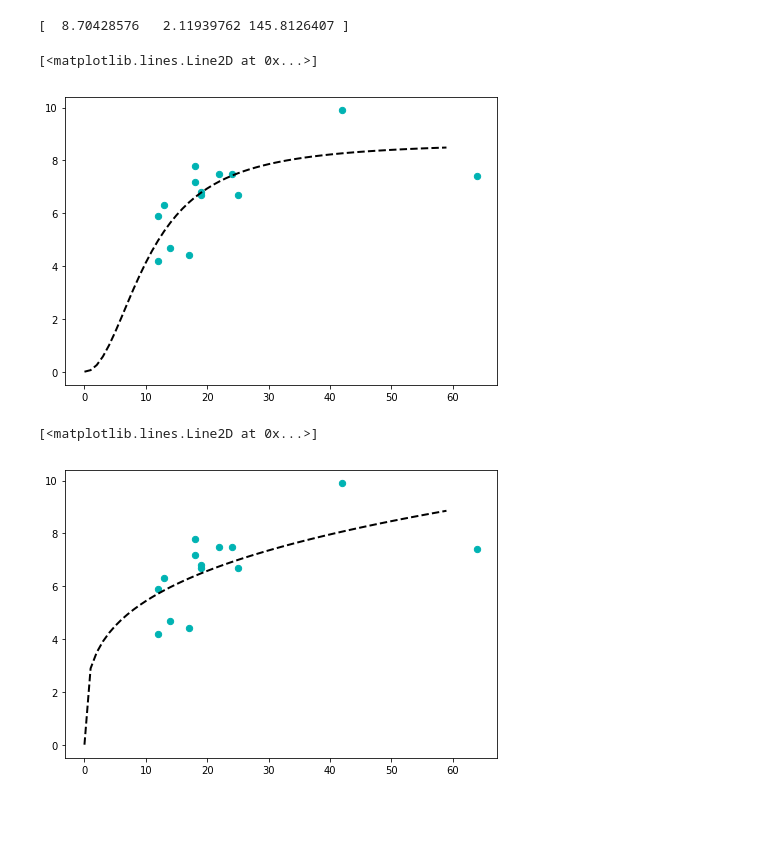
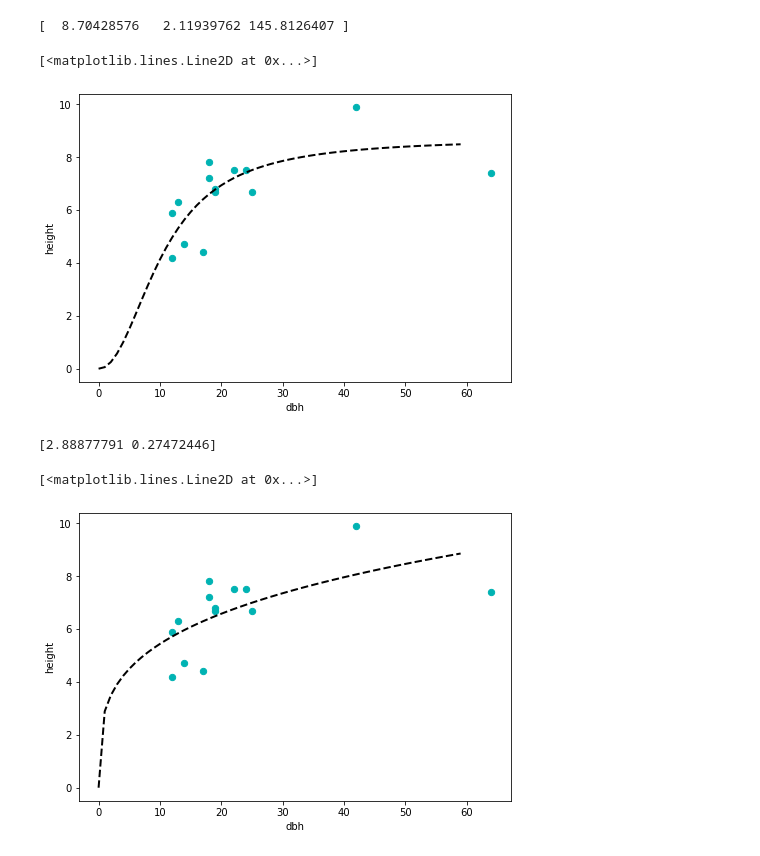
Before and after one commit to ckoven/fates_allometry, a Jupyter notebook: blue_oak_allometry.ipynb, the cells around one changed output. Saved outputs shown, nothing was run; the diff lists cells and outputs as text; code cells hidden in the pictures; blank space fills up the shorter version.

```diff
--- a/blue_oak_allometry.ipynb
+++ b/blue_oak_allometry.ipynb
@@ -78,23 +75,29 @@ k_mck_data.plot.scatter(x="dbh", y="crown_proj")
 # %%
 pars, cov = curve_fit(f=d2h_martcano, xdata=k_mck_data.dbh, ydata=k_mck_data.height, p0=[10,1,100])
 print(pars)
 fig = plt.figure()
 ax = fig.add_axes([0, 0, 1, 1])
+ax.set_xlabel('dbh')
+ax.set_ylabel('height')
 ax.scatter(k_mck_data.dbh, k_mck_data.height, s=40, color='#00b3b3', label='Data')
 ax.plot(np.arange(60), d2h_martcano(np.arange(60), *pars), linestyle='--', linewidth=2, color='black')
 # %% [output]
 [  8.70428576   2.11939762 145.8126407 ]
 [<matplotlib.lines.Line2D at 0x...>]
-[figure, old version]
+[figure, new version]
 # %%
 pars, cov = curve_fit(f=d2h_2pwr, xdata=k_mck_data.dbh, ydata=k_mck_data.height)
+print(pars)
 fig = plt.figure()
 ax = fig.add_axes([0, 0, 1, 1])
+ax.set_xlabel('dbh')
+ax.set_ylabel('height')
 ax.scatter(k_mck_data.dbh, k_mck_data.height, s=40, color='#00b3b3', label='Data')
 ax.plot(np.arange(60), d2h_2pwr(np.arange(60), *pars), linestyle='--', linewidth=2, color='black')
 # %% [output]
-[<matplotlib.lines.Line2D at 0x...>]
+[2.88877791 0.27472446]
+[<matplotlib.lines.Line2D at 0x...>]
-[figure, old version]
+[figure, new version]
 # %%
 k_mck_data_nobad = k_mck_data.drop(index=0)  ## one of these trees is very weird.
 
```
Also changed, not shown: parts of 12 cells of this notebook.
